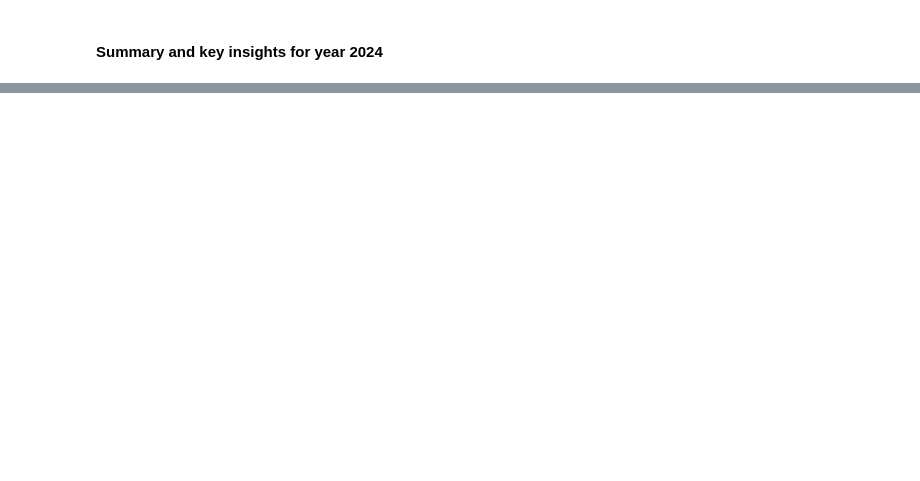
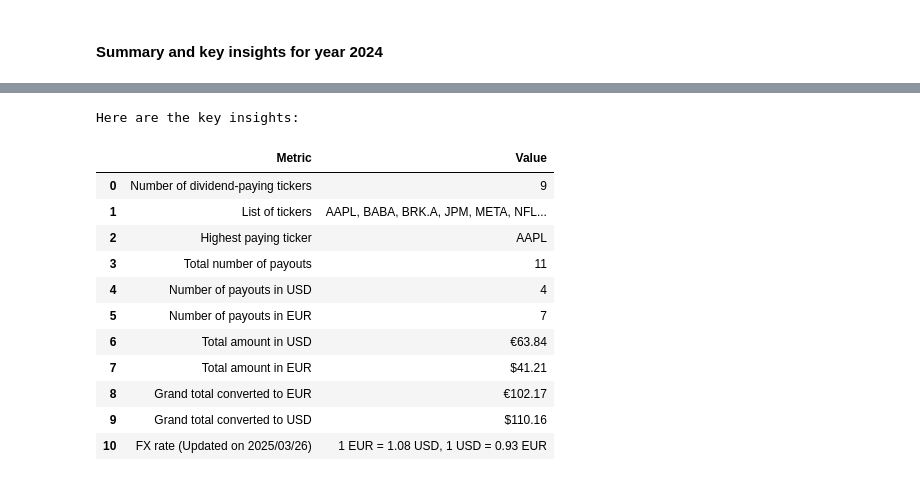
Before and after one commit to KTuzar/Revolut_Dividends_2024, a Jupyter notebook: Revolut_Dividends2024.ipynb, the cells around one changed output, grey strips where cells are left out. Saved outputs shown, nothing was run; the diff lists cells and outputs as text; code cells hidden in the pictures; blank space fills up the shorter version.

```diff
--- a/Revolut_Dividends2024.ipynb
+++ b/Revolut_Dividends2024.ipynb
@@ -97,0 +61,5 @@ Visualization: Overall dividends collected by ticker regardless of year or curre
+# %%
+# Overview of overall dividends collected per ticker
+overview = dividends.groupby(['date', 'ticker', 'currency']).agg(amount=('total_amount', 'sum')).reset_index()
+#overview = dividend.groupby('ticker')['total_amount'].sum()
+display(overview.head())
@@ -247,0 +257,57 @@ Visualization: A pie chart showing the proportion of overall dividends contribut
+# %%
+# A list of unique tickers which are present in the statement
+unique_tickers = dividends['ticker'].unique()
+# The ticker which had the highest sum paid out in 2024
+top_ticker = dividends.groupby('ticker')['total_amount'].sum().idxmax()
+
+# top_ticker_2024 = dividends[dividends['date'].dt.year == 2024].groupby('ticker')['total_amount'].sum().idxmax()
+print(f'Here are the key insights:')
+
+pd.set_option('display.max_colwidth', None) # wrap text in df
+
+summary = pd.DataFrame({
+    "Metric": [
+        "Number of dividend-paying tickers",
+        "List of tickers",
+        "Highest paying ticker",
+        "Total number of payouts",
+        "Number of payouts in USD",
+        "Number of payouts in EUR",
+        "Total amount in USD",
+        "Total amount in EUR",
+        "Grand total converted to EUR",
+        "Grand total converted to USD",
+        "FX rate (Updated on 2025/03/26)"
+               ],
+    "Value": [
+        len(unique_tickers),
+        ", ".join(unique_tickers),
+        top_ticker,
+        overview['amount'].count(),
+        dividends[(dividends["currency"] == "USD")].shape[0],
+        dividends[(dividends["currency"] == "EUR")].shape[0],
+        f"€{total_sum_eur:.2f}",
+        f"${total_sum_usd:.2f}",
+        f"€{total_sum_eur + (total_sum_usd * 0.93):.2f}",
+        f"${total_sum_usd + (total_sum_eur * 1.08):.2f}",
+        "1 EUR = 1.08 USD, 1 USD = 0.93 EUR"
+    ]
+})
+
+display(summary)
+
+summary.to_excel('summary.xlsx', index=False) # export the summary df as an xlsx file
+# %% [output]
+Here are the key insights:
+|  | Metric | Value |
+| 0 | Number of dividend-paying tickers | 9 |
+| 1 | List of tickers | AAPL, BABA, BRK.A, JPM, META, NFL... |
+| 2 | Highest paying ticker | AAPL |
+| 3 | Total number of payouts | 11 |
+| 4 | Number of payouts in USD | 4 |
+| 5 | Number of payouts in EUR | 7 |
+| 6 | Total amount in USD | €63.84 |
+| 7 | Total amount in EUR | $41.21 |
+| 8 | Grand total converted to EUR | €102.17 |
+| 9 | Grand total converted to USD | $110.16 |
+| 10 | FX rate (Updated on 2025/03/26) | 1 EUR = 1.08 USD, 1 USD = 0.93 EUR |
```
Also changed, not shown: parts of 16 cells of this notebook.
